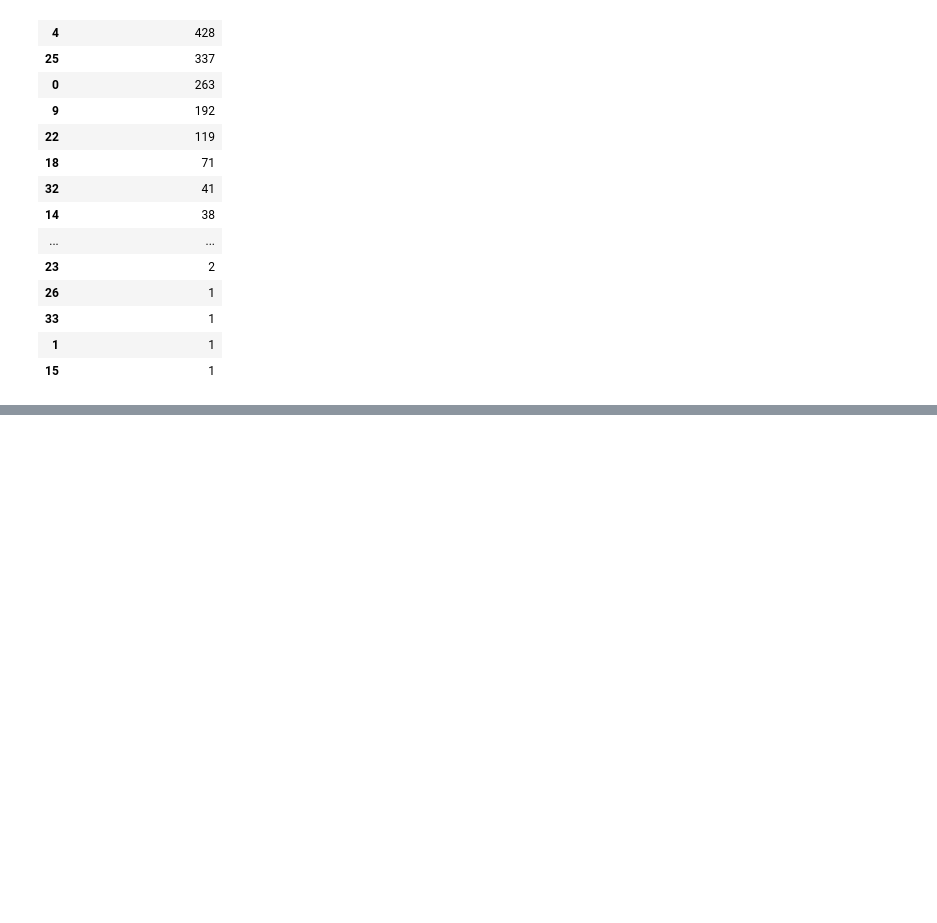
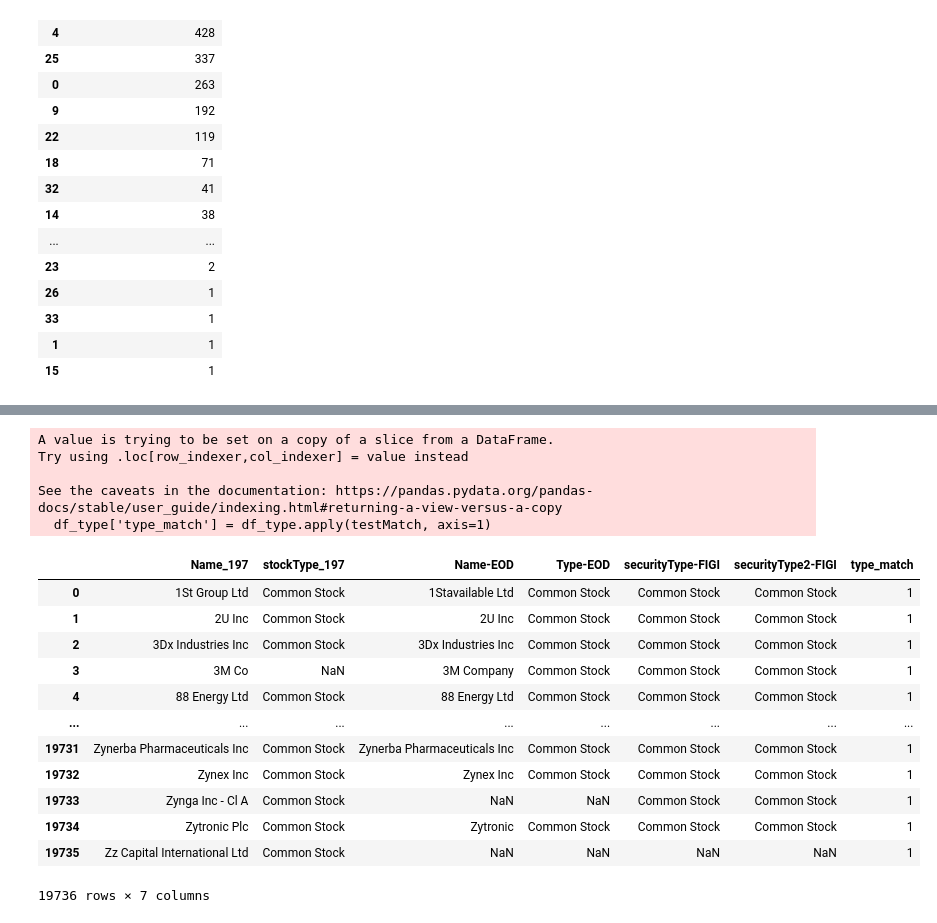
Before and after one commit to mufeng703/GAI-Tsai, a Jupyter notebook: Stock_Metadata/Columns_Ranking.ipynb, the cells around one changed output, grey strips where cells are left out. Drawn from its saved outputs; the diff is of its cells as text; code cells hidden in the pictures; blank space fills up the shorter version.

```diff
--- a/Stock_Metadata/Columns_Ranking.ipynb
+++ b/Stock_Metadata/Columns_Ranking.ipynb
@@ -140,2 +142,12 @@ df_type
 # %%
 df_type.to_csv('./Data/stockType_table.csv')
+# %%
+df_type['stockType_197'] = df_type['stockType_197'].map({'COMMON': 'Common Stock','PREFERRED': 'Preferred Stock'}).fillna(df_type['stockType_197'])
+df_type['Type-EOD'] = df_type['Type-EOD'].map({'FUND': 'Mutual Fund'}).fillna(df_type['Type-EOD'])
+
+for col in df_type.columns:
+    df_type[col] = df_type[col].str.title()
+
+
+
+df_type.head(10)
@@ -141,0 +181,28 @@ df_type.to_csv('./Data/stockType_table.csv')
+# %%
+def testMatch(x):
+    if x['stockType_197'] == x['Type-EOD'] or (pd.isna(x['stockType_197']) or pd.isna(x['Type-EOD'])):
+        if (x['stockType_197'] == x['securityType-FIGI'] or x['stockType_197'] == x['securityType2-FIGI']) or (pd.isna(x['stockType_197']) or pd.isna(x['securityType-FIGI'])):
+            return 1
+    return -1
+
+df_type['type_match'] = df_type.apply(testMatch, axis=1)
+df_type
+# %% [output]
+A value is trying to be set on a copy of a slice from a DataFrame.
+Try using .loc[row_indexer,col_indexer] = value instead
+
+See the caveats in the documentation: https://pandas.pydata.org/pandas-docs/stable/user_guide/indexing.html#returning-a-view-versus-a-copy
+  df_type['type_match'] = df_type.apply(testMatch, axis=1)
+|  | Name_197 | stockType_197 | Name-EOD | Type-EOD | securityType-FIGI | securityType2-FIGI | type_match |
+| 0 | 1St Group Ltd | Common Stock | 1Stavailable Ltd | Common Stock | Common Stock | Common Stock | 1 |
+| 1 | 2U Inc | Common Stock | 2U Inc | Common Stock | Common Stock | Common Stock | 1 |
+| 2 | 3Dx Industries Inc | Common Stock | 3Dx Industries Inc | Common Stock | Common Stock | Common Stock | 1 |
+| 3 | 3M Co | NaN | 3M Company | Common Stock | Common Stock | Common Stock | 1 |
+| 4 | 88 Energy Ltd | Common Stock | 88 Energy Ltd | Common Stock | Common Stock | Common Stock | 1 |
+| ... | ... | ... | ... | ... | ... | ... | ... |
+| 19731 | Zynerba Pharmaceuticals Inc | Common Stock | Zynerba Pharmaceuticals Inc | Common Stock | Common Stock | Common Stock | 1 |
+| 19732 | Zynex Inc | Common Stock | Zynex Inc | Common Stock | Common Stock | Common Stock | 1 |
+| 19733 | Zynga Inc - Cl A | Common Stock | NaN | NaN | Common Stock | Common Stock | 1 |
+| 19734 | Zytronic Plc | Common Stock | Zytronic | Common Stock | Common Stock | Common Stock | 1 |
+| 19735 | Zz Capital International Ltd | Common Stock | NaN | NaN | NaN | NaN | 1 |
+19736 rows × 7 columns
```
Also changed, not shown: parts of 13 cells of this notebook, 2 other files.
